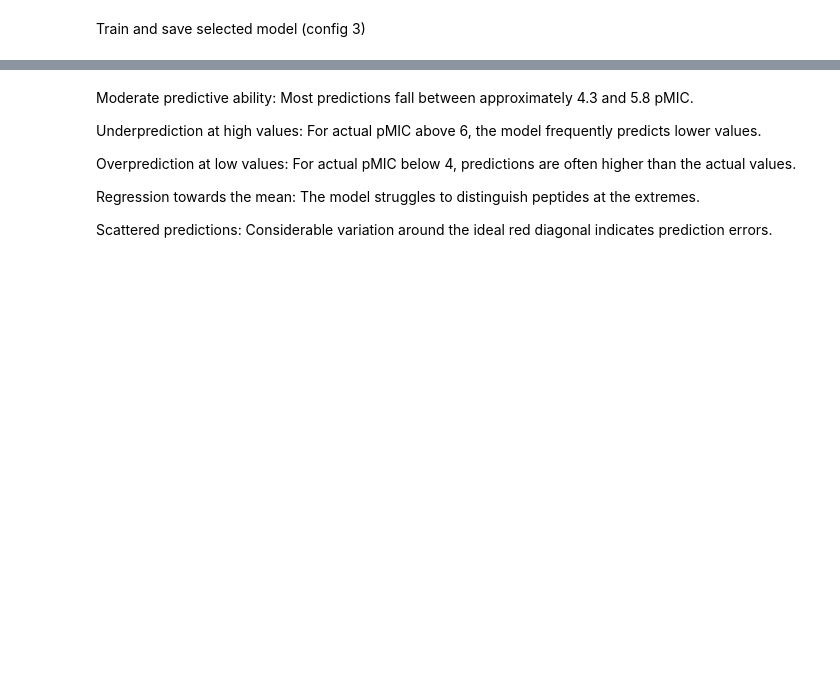
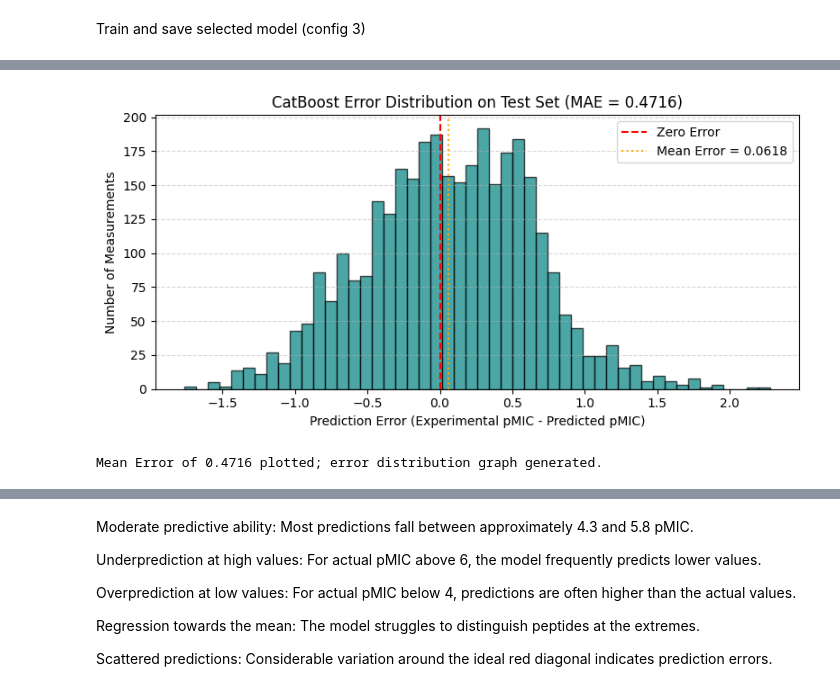
Before and after one commit to dhriti046/mic_prediction, a Jupyter notebook: drive_linked_MIC_prediction_.ipynb, the cells around one changed output, grey strips where cells are left out. Saved outputs shown, nothing was run; the diff lists cells and outputs as text; code cells hidden in the pictures; blank space fills up the shorter version.

```diff
--- a/drive_linked_MIC_prediction_.ipynb
+++ b/drive_linked_MIC_prediction_.ipynb
@@ -5788,3 +5888,28 @@ Predictions saved: /content/drive/MyDrive/dbaasp_backup/phase2_output/final_catb
+# %%
+# START: Persist predictions and generate error distribution plots
+# RESULT: Mean error of 0.4121 plotted; residual plots successfully saved to Drive.
+
+import matplotlib.pyplot as plt
+
+errors = test_df[TARGET] - test_preds
+
+plt.figure(figsize=(8, 4))
+plt.hist(errors, bins=50, color="teal", edgecolor="black", alpha=0.7)
+plt.axvline(0, color="red", linestyle="--", label="Zero Error")
+plt.axvline(errors.mean(), color="orange", linestyle=":", label=f"Mean Error = {errors.mean():.4f}")
+plt.xlabel("Prediction Error (Experimental pMIC - Predicted pMIC)")
+plt.ylabel("Number of Measurements")
+plt.title(f"CatBoost Error Distribution on Test Set (MAE = {test_mae:.4f})")
+plt.legend()
+plt.grid(axis="y", linestyle="--", alpha=0.5)
+plt.tight_layout()
+plt.show()
+
+print(f"Mean Error of {test_mae:.4f} plotted; error distribution graph generated.")
+# END: Persistance of plots complete.
+# %% [output]
+[figure, added]
+Mean Error of 0.4716 plotted; error distribution graph generated.
 # %%
 # START: Run residual vs predictions scatter plot to analyze model underprediction bias
 # RESULT: Discovered slight overprediction below 4.0 and underprediction above 6.0 pMIC.
```
Also changed, not shown: parts of 92 cells of this notebook, 1 other file.
